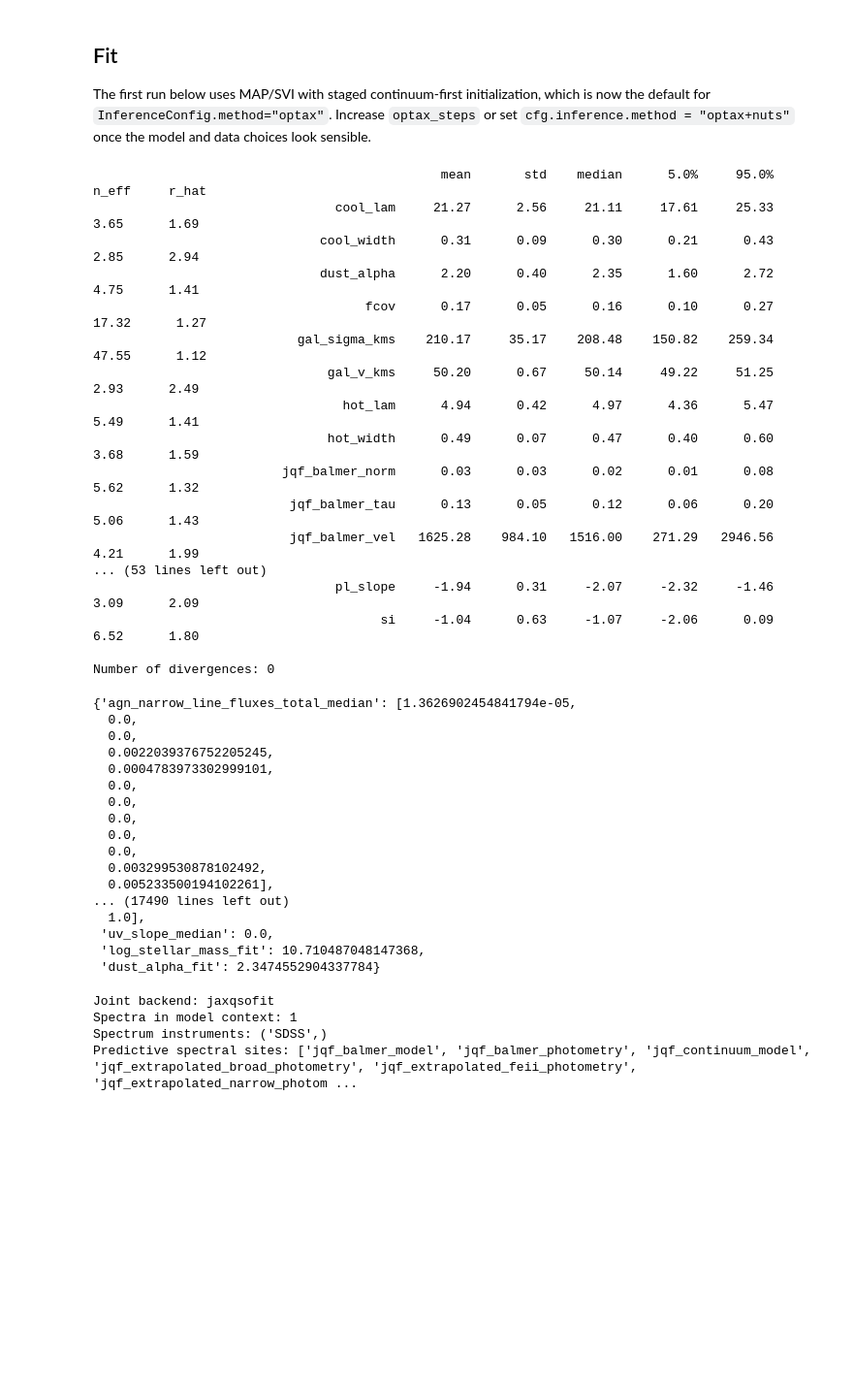
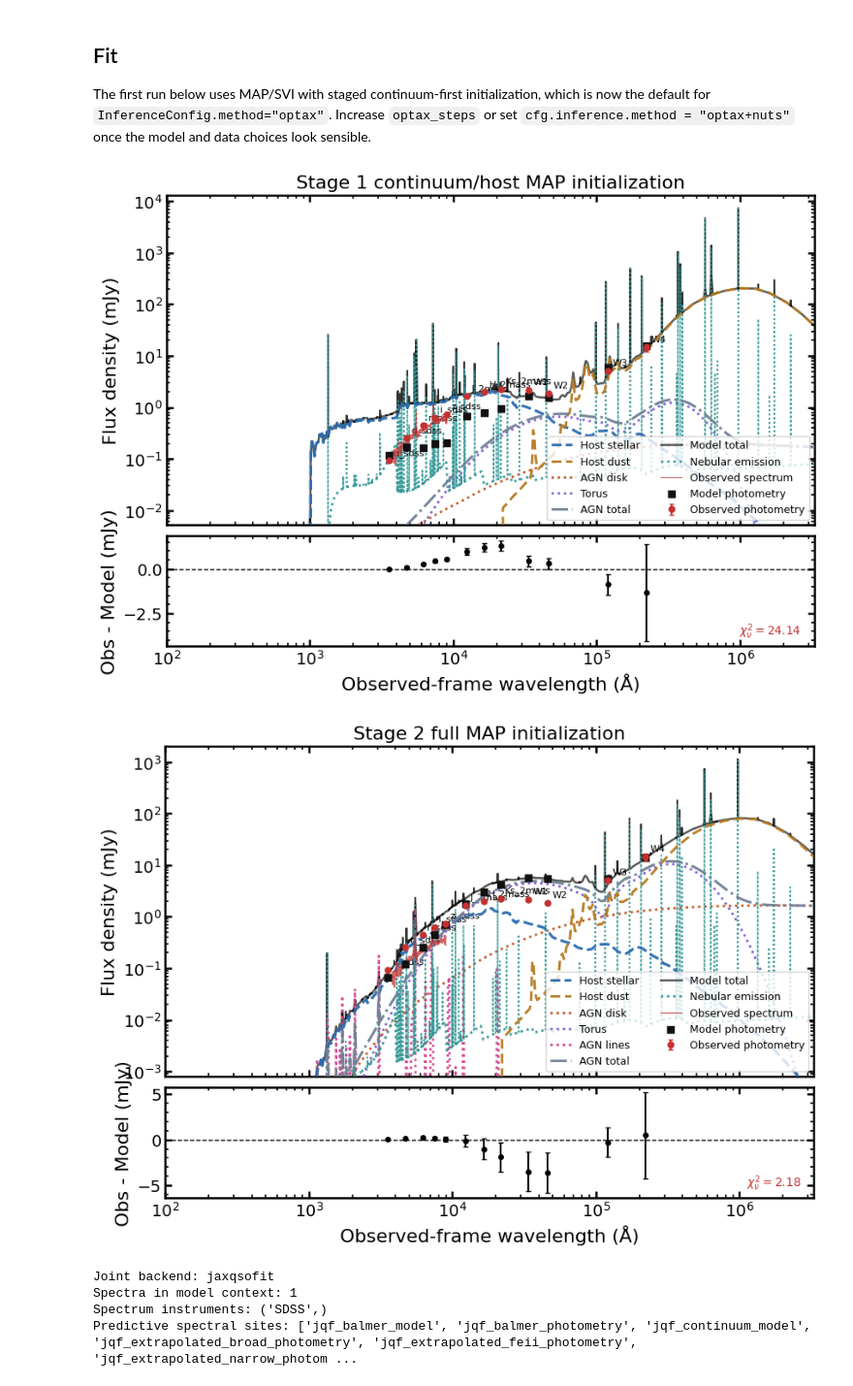
Before and after one commit to burke86/grahspj, a Jupyter notebook: notebooks/06_bandwagon_joint_sed_spectra.ipynb, the cells around one changed output. Shown at 97% size. Cells and saved outputs as stored; diff of their text form; code cells hidden in the pictures; blank space fills up the shorter version.

```diff
--- a/notebooks/06_bandwagon_joint_sed_spectra.ipynb
+++ b/notebooks/06_bandwagon_joint_sed_spectra.ipynb
@@ -359,46 +359,15 @@ The first run below uses MAP/SVI with staged continuum-first initialization, whi
 # %%
 cfg.inference.method = "optax+nuts"
 cfg.output.plot_fig = False
 cfg.output.save_fig = False
 cfg.output.save_result = False
+cfg.output.plot_init = True
 fitter = JAXSEDFit(cfg)
 result = fitter.fit(progress_bar=True)
 result.summary
 # %% [output]
-                                              mean       std    median      5.0%     95.0%     n_eff     r_hat
-                                cool_lam     21.27      2.56     21.11     17.61     25.33      3.65      1.69
-                              cool_width      0.31      0.09      0.30      0.21      0.43      2.85      2.94
-                              dust_alpha      2.20      0.40      2.35      1.60      2.72      4.75      1.41
-                                    fcov      0.17      0.05      0.16      0.10      0.27     17.32      1.27
-                           gal_sigma_kms    210.17     35.17    208.48    150.82    259.34     47.55      1.12
-                               gal_v_kms     50.20      0.67     50.14     49.22     51.25      2.93      2.49
-                                 hot_lam      4.94      0.42      4.97      4.36      5.47      5.49      1.41
-                               hot_width      0.49      0.07      0.47      0.40      0.60      3.68      1.59
-                         jqf_balmer_norm      0.03      0.03      0.02      0.01      0.08      5.62      1.32
-                          jqf_balmer_tau      0.13      0.05      0.12      0.06      0.20      5.06      1.43
-                          jqf_balmer_vel   1625.28    984.10   1516.00    271.29   2946.56      4.21      1.99
-... (53 lines left out)
-                                pl_slope     -1.94      0.31     -2.07     -2.32     -1.46      3.09      2.09
-                                      si     -1.04      0.63     -1.07     -2.06      0.09      6.52      1.80
-
-Number of divergences: 0
-{'agn_narrow_line_fluxes_total_median': [1.3626902454841794e-05,
-  0.0,
-  0.0,
-  0.0022039376752205245,
-  0.0004783973302999101,
-  0.0,
-  0.0,
-  0.0,
-  0.0,
-  0.0,
-  0.003299530878102492,
-  0.005233500194102261],
-... (17490 lines left out)
-  1.0],
- 'uv_slope_median': 0.0,
- 'log_stellar_mass_fit': 10.710487048147368,
- 'dust_alpha_fit': 2.3474552904337784}
+[figure, added]
+[figure, added]
 # %%
 pred = fitter.predict()
 print(f"Joint backend: {cfg.spectroscopy_config.backend}")
```
Also changed, not shown: parts of 3 cells of this notebook, 7 other files.
